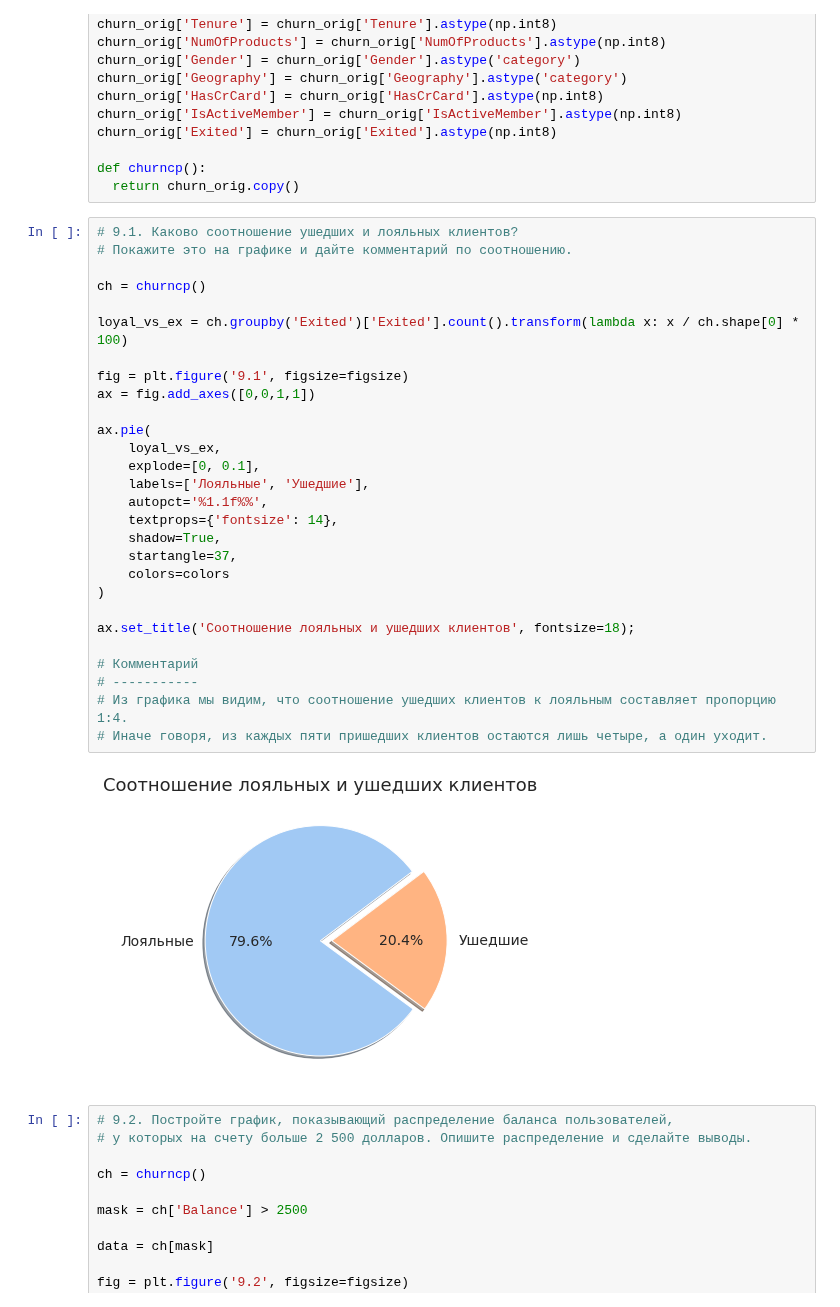
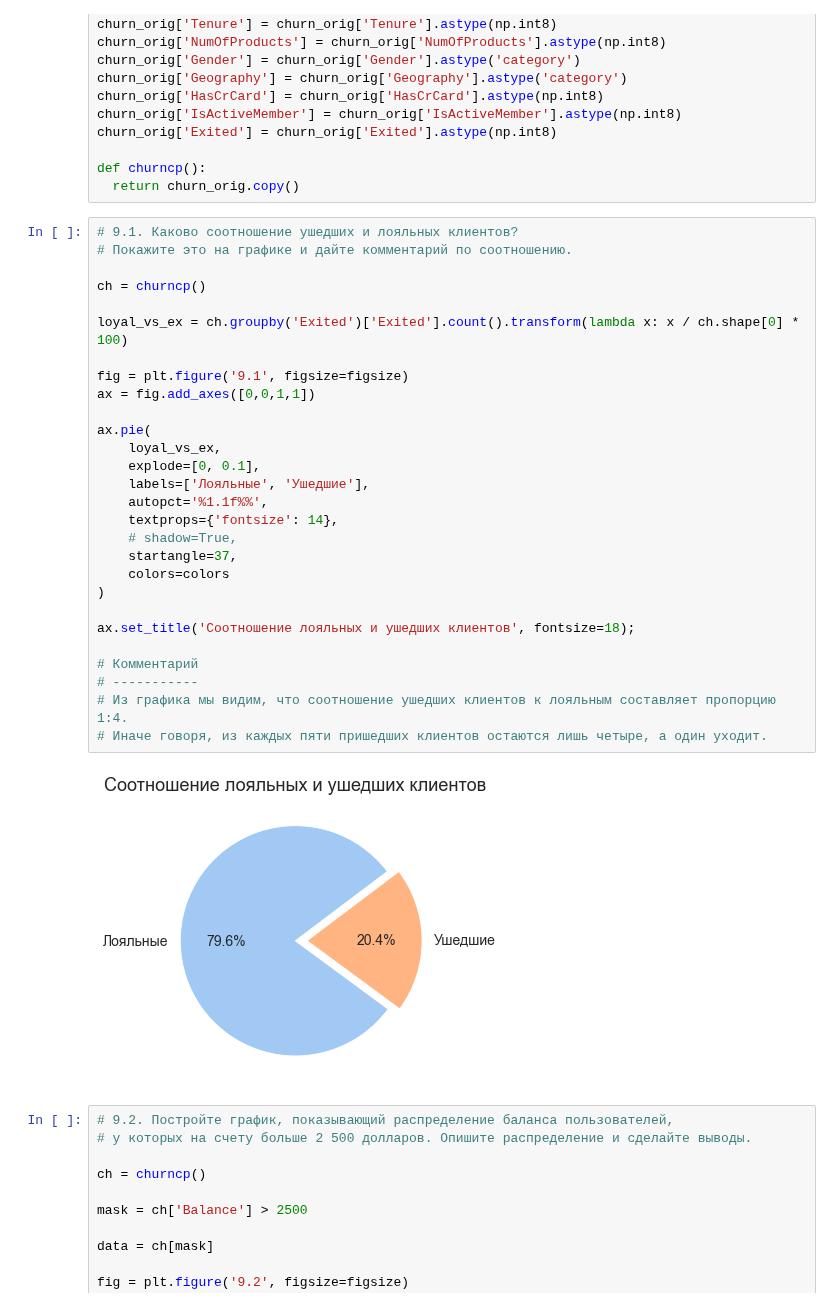
Before and after one commit to evpozdniakov/ds_projects, a Jupyter notebook: project1/DataSciencePython13Module9.ipynb, the cells around one changed output. Saved outputs shown, nothing was run; the diff lists cells and outputs as text.

Commit message:
9.1 shadow removed

```diff
--- a/project1/DataSciencePython13Module9.ipynb
+++ b/project1/DataSciencePython13Module9.ipynb
@@ -33,33 +33,33 @@ def churncp():
 # %%
 # 9.1. Каково соотношение ушедших и лояльных клиентов?
 # Покажите это на графике и дайте комментарий по соотношению.
 
 ch = churncp()
 
 loyal_vs_ex = ch.groupby('Exited')['Exited'].count().transform(lambda x: x / ch.shape[0] * 100)
 
 fig = plt.figure('9.1', figsize=figsize)
 ax = fig.add_axes([0,0,1,1])
 
 ax.pie(
     loyal_vs_ex,
     explode=[0, 0.1],
     labels=['Лояльные', 'Ушедшие'],
     autopct='%1.1f%%',
     textprops={'fontsize': 14},
-    shadow=True,
+    # shadow=True,
     startangle=37,
     colors=colors
 )
 
 ax.set_title('Соотношение лояльных и ушедших клиентов', fontsize=18);
 
 # Комментарий
 # -----------
 # Из графика мы видим, что соотношение ушедших клиентов к лояльным составляет пропорцию 1:4.
 # Иначе говоря, из каждых пяти пришедших клиентов остаются лишь четыре, а один уходит.
 # %% [output]
-[figure, old version]
+[figure, new version]
 # %%
 # 9.2. Постройте график, показывающий распределение баланса пользователей,
 # у которых на счету больше 2 500 долларов. Опишите распределение и сделайте выводы.
```
